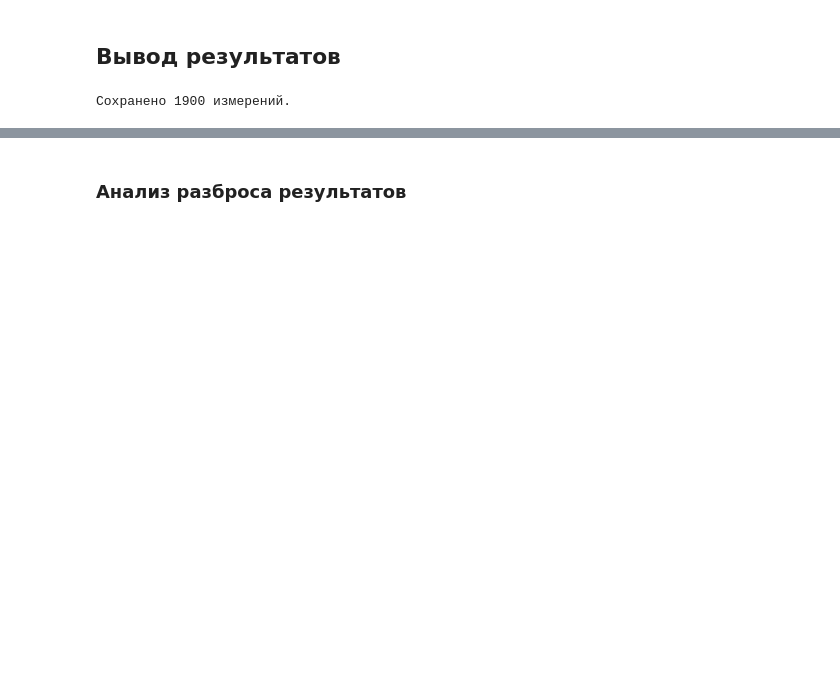
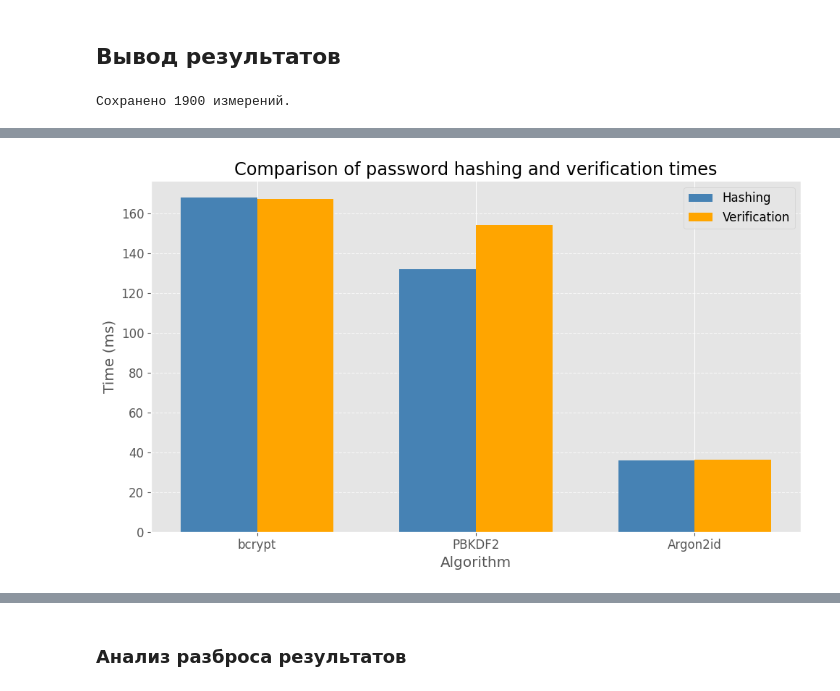
Before and after one commit to mosheadd/KR-NI-02, a Jupyter notebook: experiments/experiment.ipynb, the cells around one changed output, grey strips where cells are left out. Cells and saved outputs as stored; diff of their text form; code cells hidden in the pictures; blank space fills up the shorter version.

```diff
--- a/experiments/experiment.ipynb
+++ b/experiments/experiment.ipynb
@@ -515,3 +590,28 @@ df_comparison
+# %%
+x = np.arange(len(df_comparison))
+width = 0.35
+
+fig, ax = plt.subplots(figsize=(10, 6))
+
+ax.bar(x - width / 2, df_comparison['hash_time_ms'],
+       width, color='steelblue', label='Hashing')
+
+ax.bar(x + width / 2, df_comparison['verify_time_ms'],
+       width, color='orange', label='Verification')
+
+ax.set_title('Comparison of password hashing and verification times')
+ax.set_xlabel('Algorithm')
+ax.set_ylabel('Time (ms)')
+ax.set_xticks(x)
+ax.set_xticklabels(df_comparison['algorithm'])
+ax.legend()
+ax.grid(True, axis='y', linestyle='--', alpha=0.7)
+
+plt.tight_layout()
+plt.savefig('figures/hash_vs_verify_eng.png', dpi=300)
+plt.show()
+# %% [output]
+[figure, added]
 # %%
 x = np.arange(len(df_comparison))
 width = 0.35
```
Also changed, not shown: parts of 13 cells of this notebook, 6 other files.
